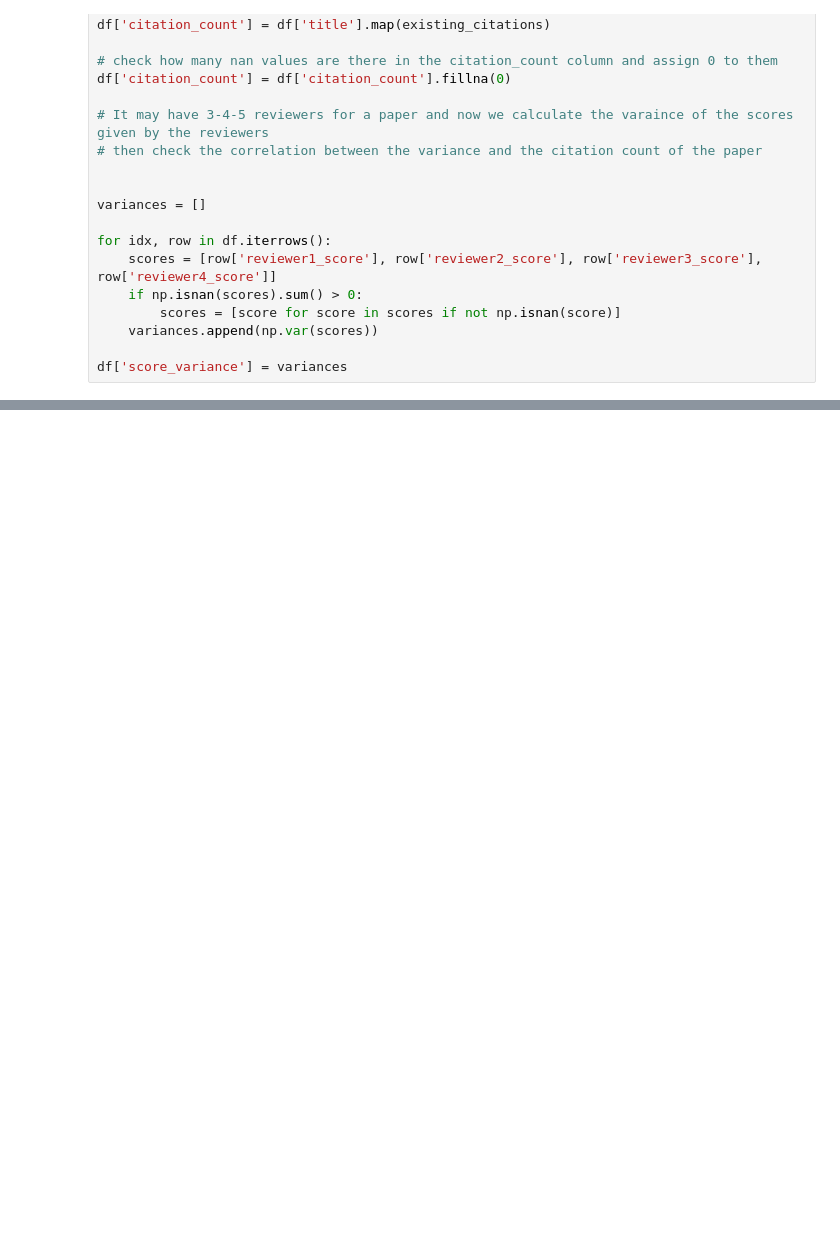
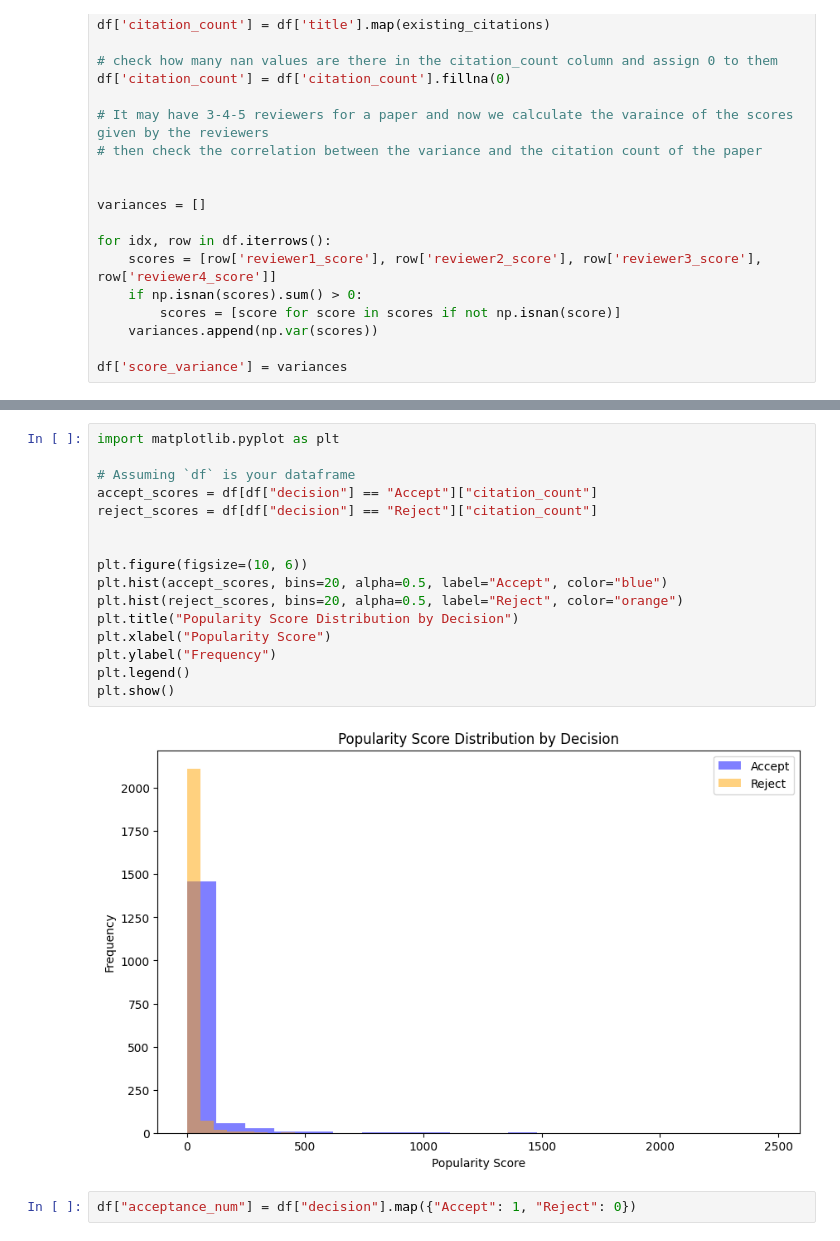
Before and after one commit to halilfarukkaragoz/data-literacy-group16, a Jupyter notebook: halil/citatıon_analysis.ipynb, the cells around one changed output, grey strips where cells are left out. Cells and saved outputs as stored; diff of their text form; blank space fills up the shorter version.

```diff
--- a/halil/citatıon_analysis.ipynb
+++ b/halil/citatıon_analysis.ipynb
@@ -446,0 +464,20 @@ plt.scatter(df['decision_numeric'], df['citation_count'])
+# %%
+import matplotlib.pyplot as plt
+
+# Assuming `df` is your dataframe
+accept_scores = df[df["decision"] == "Accept"]["citation_count"]
+reject_scores = df[df["decision"] == "Reject"]["citation_count"]
+
+
+plt.figure(figsize=(10, 6))
+plt.hist(accept_scores, bins=20, alpha=0.5, label="Accept", color="blue")
+plt.hist(reject_scores, bins=20, alpha=0.5, label="Reject", color="orange")
+plt.title("Popularity Score Distribution by Decision")
+plt.xlabel("Popularity Score")
+plt.ylabel("Frequency")
+plt.legend()
+plt.show()
+# %% [output]
+[figure, added]
+# %%
+df["acceptance_num"] = df["decision"].map({"Accept": 1, "Reject": 0})
```
Also changed, not shown: parts of 24 cells of this notebook, 3 other files.
